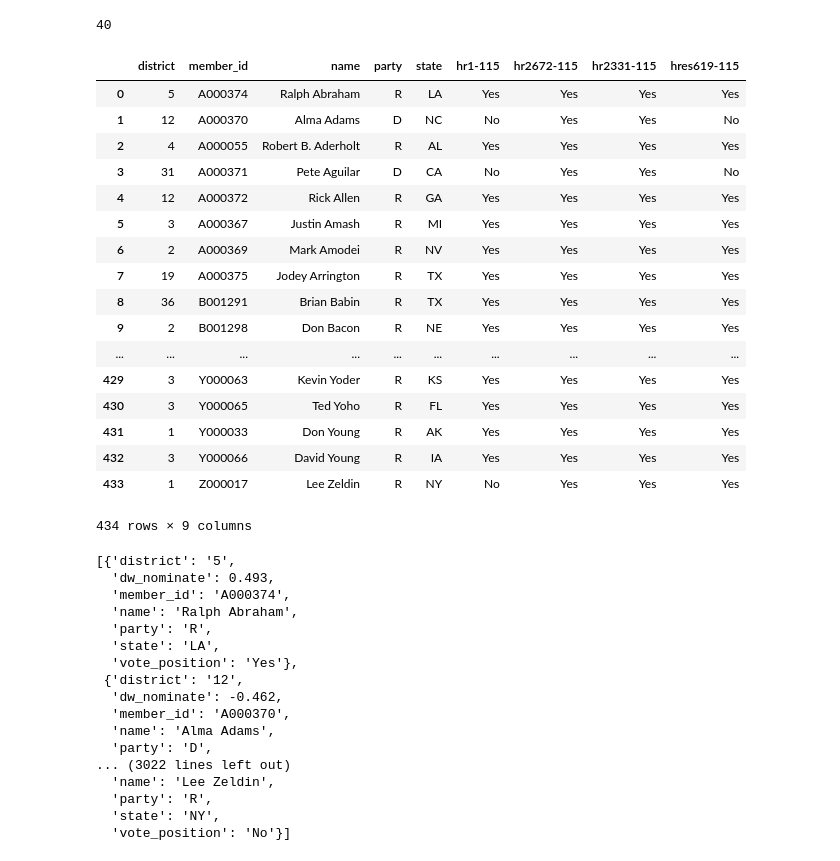
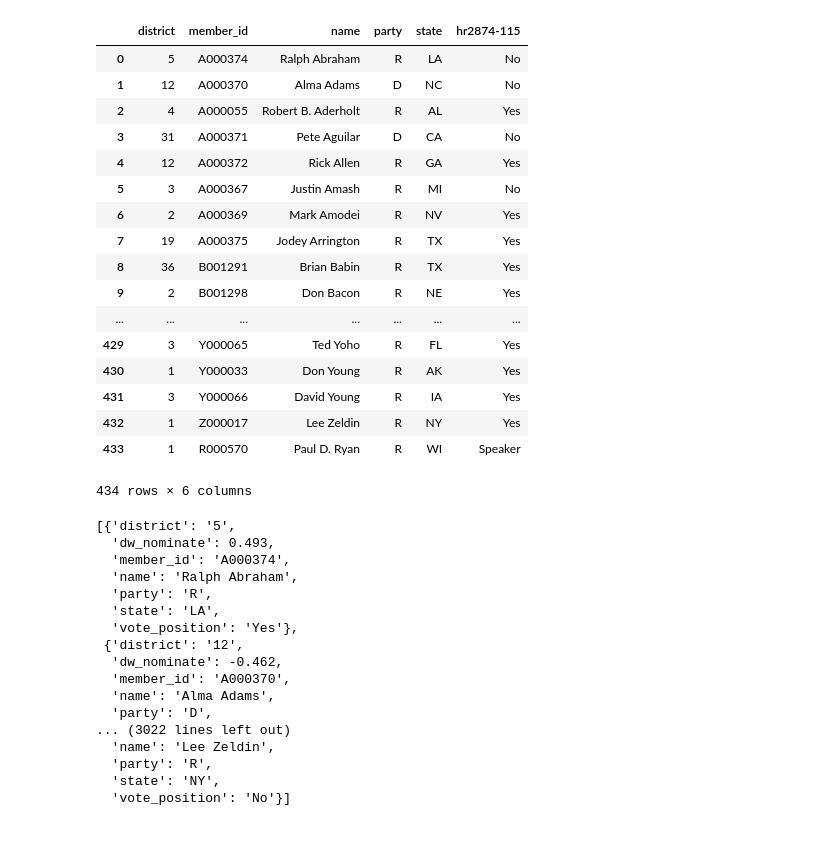
Before and after one commit to micahcarroll/sway-climate-policy, a Jupyter notebook: data_parser.ipynb, the cells around one changed output. Saved outputs shown, nothing was run; the diff lists cells and outputs as text; code cells hidden in the pictures.

```diff
--- a/Untitled.ipynb
+++ b/data_parser.ipynb
@@ -42,35 +42,33 @@ def get_vote_table(vote):
     return frame
 
 frames = [get_vote_table(vote) for vote in votes]
-# %%
-len(frames)
-# %% [output]
-40
+# %%
+frames[7]
+# %% [output]
+|  | district | member_id | name | party | state | hr2874-115 |
+| 0 | 5 | A000374 | Ralph Abraham | R | LA | No |
+| 1 | 12 | A000370 | Alma Adams | D | NC | No |
+| 2 | 4 | A000055 | Robert B. Aderholt | R | AL | Yes |
+| 3 | 31 | A000371 | Pete Aguilar | D | CA | No |
+| 4 | 12 | A000372 | Rick Allen | R | GA | Yes |
+| 5 | 3 | A000367 | Justin Amash | R | MI | No |
+| 6 | 2 | A000369 | Mark Amodei | R | NV | Yes |
+| 7 | 19 | A000375 | Jodey Arrington | R | TX | Yes |
+| 8 | 36 | B001291 | Brian Babin | R | TX | Yes |
+| 9 | 2 | B001298 | Don Bacon | R | NE | Yes |
+| ... | ... | ... | ... | ... | ... | ... |
+| 429 | 3 | Y000065 | Ted Yoho | R | FL | Yes |
+| 430 | 1 | Y000033 | Don Young | R | AK | Yes |
+| 431 | 3 | Y000066 | David Young | R | IA | Yes |
+| 432 | 1 | Z000017 | Lee Zeldin | R | NY | Yes |
+| 433 | 1 | R000570 | Paul D. Ryan | R | WI | Speaker |
+434 rows × 6 columns
 # %%
 def merge_votes(votes_table_list):
-    return reduce(lambda left,right: pd.merge(left,right,on=['member_id', 'name', 'district', 'state', 'party'], how='outer'), dfs)
+    return reduce(lambda left,right: pd.merge(left,right,on=['member_id', 'name', 'district', 'state', 'party'], how='outer'), votes_table_list)
 
-df_final = merge_votes(frames)
-df_final
+final_df = merge_votes(frames)
+final_df.to_csv('./initial_data.csv')
-# %% [output]
-|  | district | member_id | name | party | state | hr1-115 | hr2672-115 | hr2331-115 | hres619-115 |
-| 0 | 5 | A000374 | Ralph Abraham | R | LA | Yes | Yes | Yes | Yes |
-| 1 | 12 | A000370 | Alma Adams | D | NC | No | Yes | Yes | No |
-| 2 | 4 | A000055 | Robert B. Aderholt | R | AL | Yes | Yes | Yes | Yes |
-| 3 | 31 | A000371 | Pete Aguilar | D | CA | No | Yes | Yes | No |
-| 4 | 12 | A000372 | Rick Allen | R | GA | Yes | Yes | Yes | Yes |
-| 5 | 3 | A000367 | Justin Amash | R | MI | Yes | Yes | Yes | Yes |
-| 6 | 2 | A000369 | Mark Amodei | R | NV | Yes | Yes | Yes | Yes |
-| 7 | 19 | A000375 | Jodey Arrington | R | TX | Yes | Yes | Yes | Yes |
-| 8 | 36 | B001291 | Brian Babin | R | TX | Yes | Yes | Yes | Yes |
-| 9 | 2 | B001298 | Don Bacon | R | NE | Yes | Yes | Yes | Yes |
-| ... | ... | ... | ... | ... | ... | ... | ... | ... | ... |
-| 429 | 3 | Y000063 | Kevin Yoder | R | KS | Yes | Yes | Yes | Yes |
-| 430 | 3 | Y000065 | Ted Yoho | R | FL | Yes | Yes | Yes | Yes |
-| 431 | 1 | Y000033 | Don Young | R | AK | Yes | Yes | Yes | Yes |
-| 432 | 3 | Y000066 | David Young | R | IA | Yes | Yes | Yes | Yes |
-| 433 | 1 | Z000017 | Lee Zeldin | R | NY | No | Yes | Yes | Yes |
-434 rows × 9 columns
 # %%
 # %% [output]
 [{'district': '5',
```
Also changed, not shown: 1 other file.
